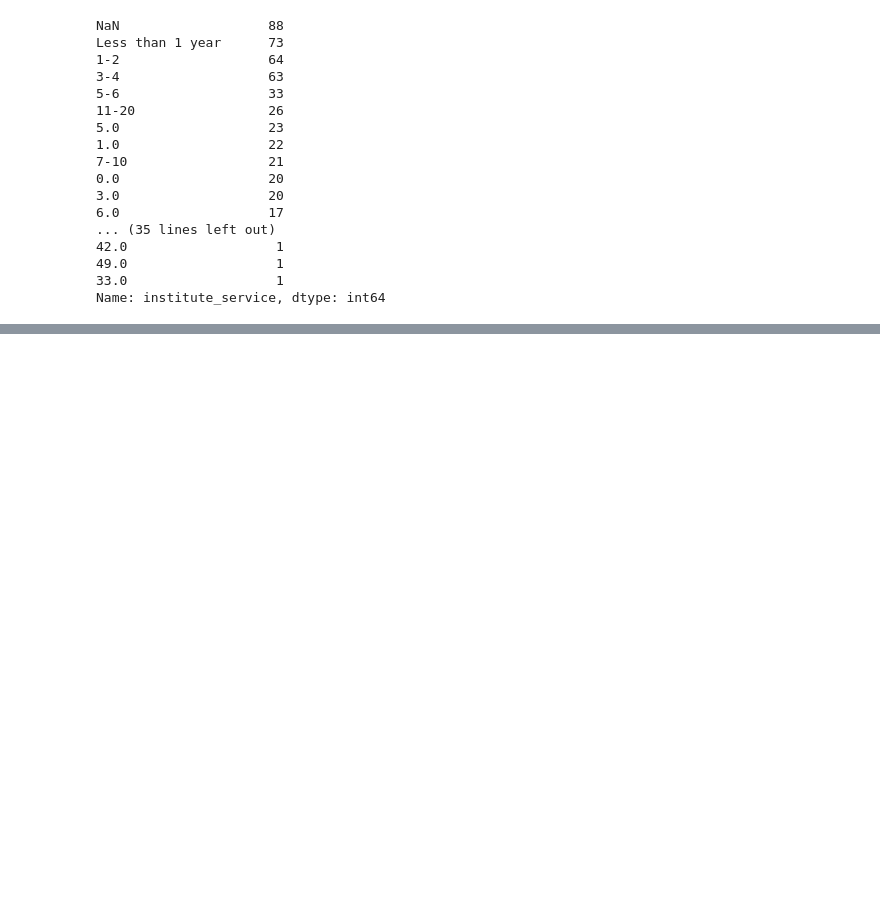
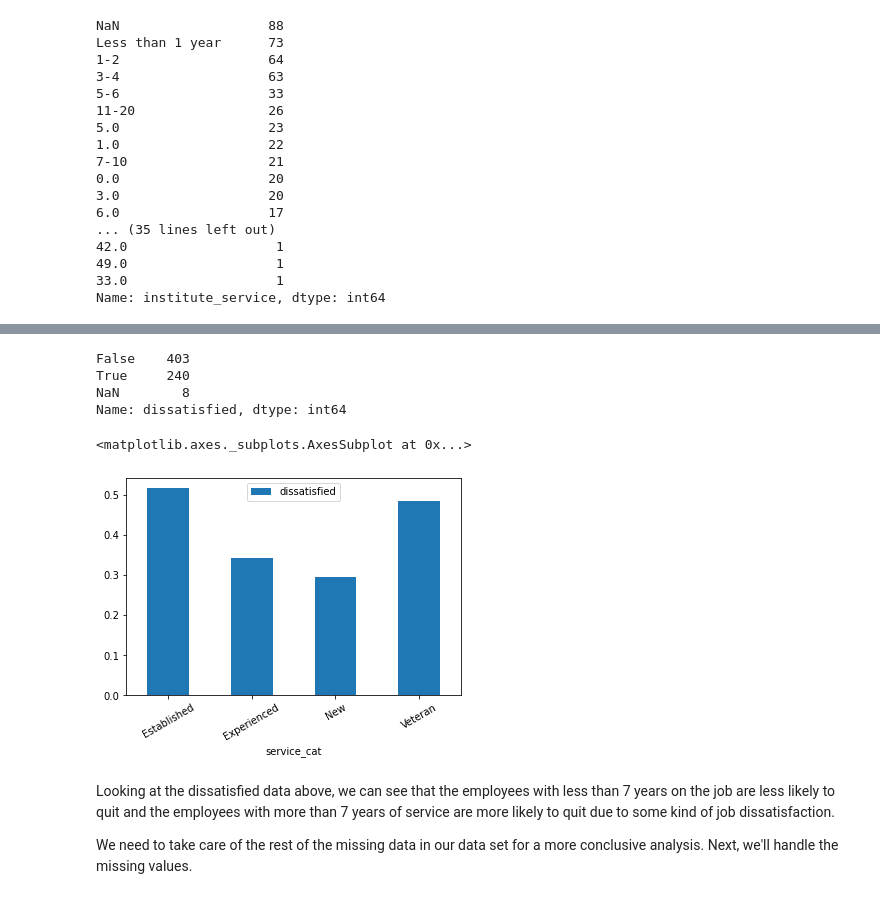
Before and after one commit to branBeckett/data-science-projects, a Jupyter notebook: employee-exit-surveys/employee-exit-surveys.ipynb, the cells around one changed output, grey strips where cells are left out. Saved outputs shown, nothing was run; the diff lists cells and outputs as text; code cells hidden in the pictures; blank space fills up the shorter version.

```diff
--- a/employee-exit-surveys/employee-exit-surveys.ipynb
+++ b/employee-exit-surveys/employee-exit-surveys.ipynb
@@ -468,3 +468,10 @@ Less than 1 year      73
 49.0                   1
 33.0                   1
 Name: institute_service, dtype: int64
+# %%
+# Extract years of service and convert to float
+combined_updated['service_updated'] = combined_updated['institute_service'].astype('str').str.extract(r'(\d+)') # RegEx matches one or more digits
+combined_updated['service_updated'] = combined_updated['service_updated'].astype('float')
+
+# Verifying that the extracted years are correct
+combined_updated['service_updated'].value_counts()
@@ -470,0 +496,17 @@ Name: institute_service, dtype: int64
+# %%
+# Function to map the values to the career stages
+def career_map(val):
+    if val >= 11:
+        return "Veteran"
+    elif 7 <= val < 11:
+        return "Established"
+    elif 3 <= val < 7:
+        return "Experienced"
+    elif pd.isnull(val):
+        return np.nan
+    else:
+        return "New"
+# %%
+combined_updated['service_cat'] = combined_updated['service_updated'].apply(career_map)
+
+combined_updated['service_cat'].value_counts()
@@ -470,0 +523,23 @@ Name: institute_service, dtype: int64
+# %%
+combined_updated['dissatisfied'].value_counts(dropna=False)
+# %% [output]
+False    403
+True     240
+NaN        8
+Name: dissatisfied, dtype: int64
+# %%
+# Replace missing values in the dissatisfied column with the most frequent value, False
+combined_updated['dissatisfied'] = combined_updated['dissatisfied'].fillna(False)
+# %%
+# Using the pivot_table() method to calculate percentage of dissatisfied employees for each career stage
+dissatisfied_pct = combined_updated.pivot_table(index='service_cat', values='dissatisfied')
+
+%matplotlib inline
+dissatisfied_pct.plot(kind='bar', rot=30)
+# %% [output]
+<matplotlib.axes._subplots.AxesSubplot at 0x...>
+[figure, added]
+# %% [markdown]
+Looking at the dissatisfied data above, we can see that the employees with less than 7 years on the job are less likely to quit and the employees with more than 7 years of service are more likely to quit due to some kind of job dissatisfaction.
+
+We need to take care of the rest of the missing data in our data set for a more conclusive analysis. Next, we'll handle the missing values.
```
Also changed, not shown: parts of 9 cells of this notebook.
